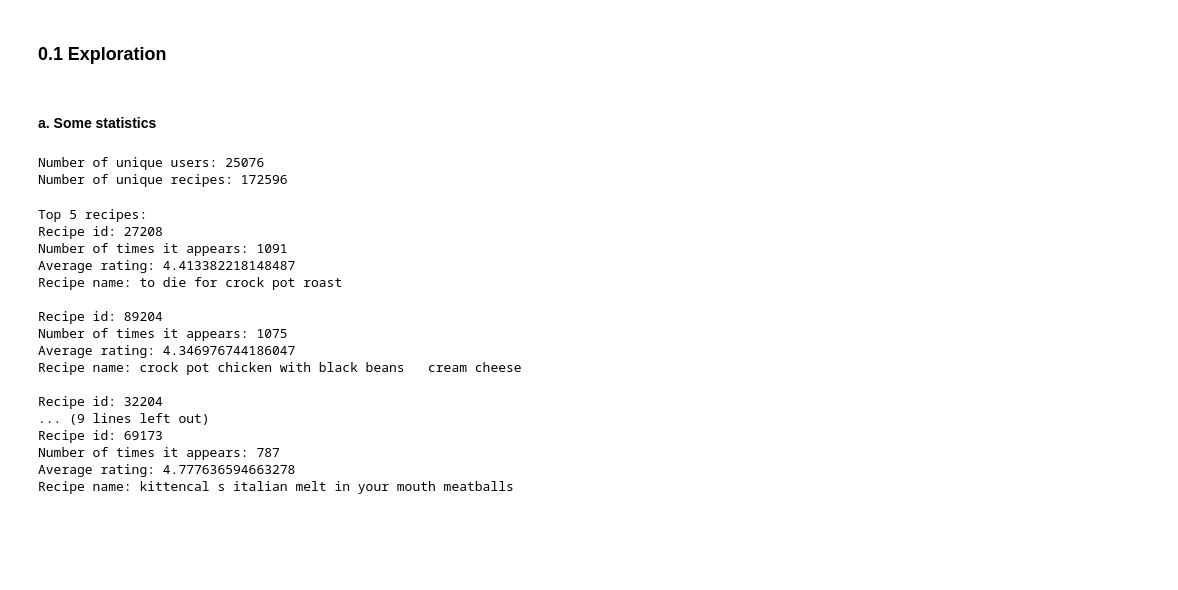
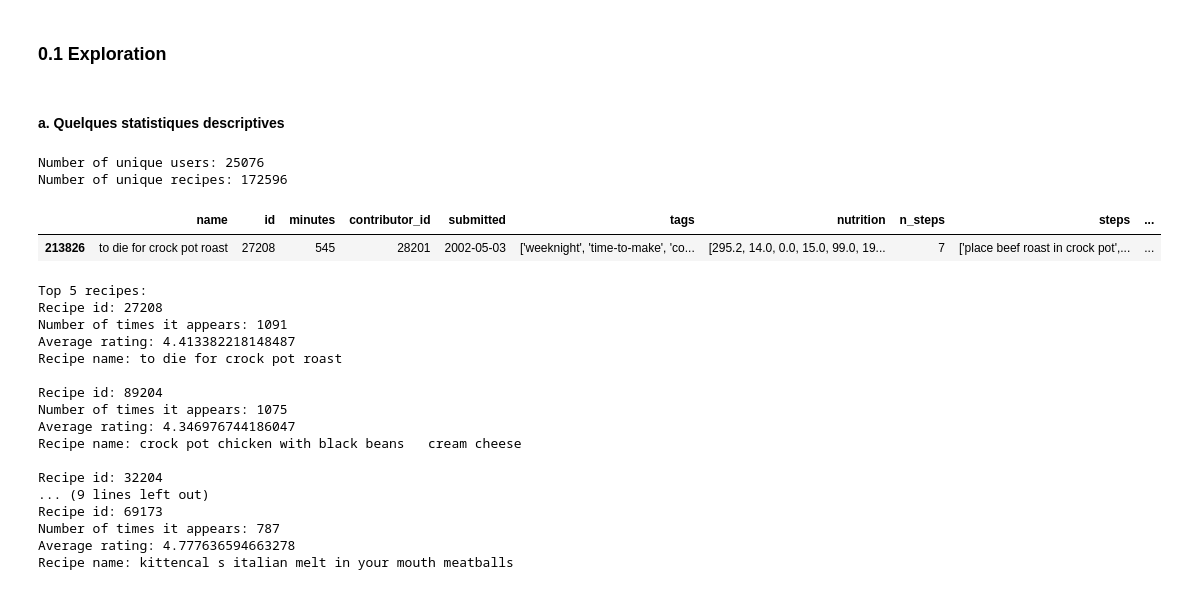
Before and after one commit to nestorcarmona/projet_MODIA, a Jupyter notebook: notebooks/main.ipynb, the cells around one changed output. Saved outputs shown, nothing was run; the diff lists cells and outputs as text; code cells hidden in the pictures; blank space fills up the shorter version.

```diff
--- a/notebooks/main.ipynb
+++ b/notebooks/main.ipynb
@@ -29,8 +37,8 @@ print(f"There is a total of {interactions_train.shape[0]} interactions and {raw_
 There is a total of 698901 interactions and 231637 recipes
 # %% [markdown]
 ### 0.1 Exploration
-# %% [markdown]
-#### a. Some statistics
+# %% [markdown]
+#### a. Quelques statistiques descriptives
 # %%
 # Get all unique user ids from train and test
 train_users = interactions_train['user_id'].unique()
@@ -51,6 +59,11 @@ print('Number of unique recipes: {}'.format(len(all_recipes)))
 # %% [output]
 Number of unique users: 25076
 Number of unique recipes: 172596
+# %%
+raw_recipes.query(f'id == @top_10_recipe_ids[{i}]')
+# %% [output]
+|  | name | id | minutes | contributor_id | submitted | tags | nutrition | n_steps | steps | ... |
+| 213826 | to die for crock pot roast | 27208 | 545 | 28201 | 2002-05-03 | ['weeknight', 'time-to-make', 'co... | [295.2, 14.0, 0.0, 15.0, 99.0, 19... | 7 | ['place beef roast in crock pot',... | ... |
 # %%
 # compute value counts of recipes
 recipe_counter = interactions_train['recipe_id'].value_counts()
```
Also changed, not shown: parts of 9 cells of this notebook, 2 other files.
